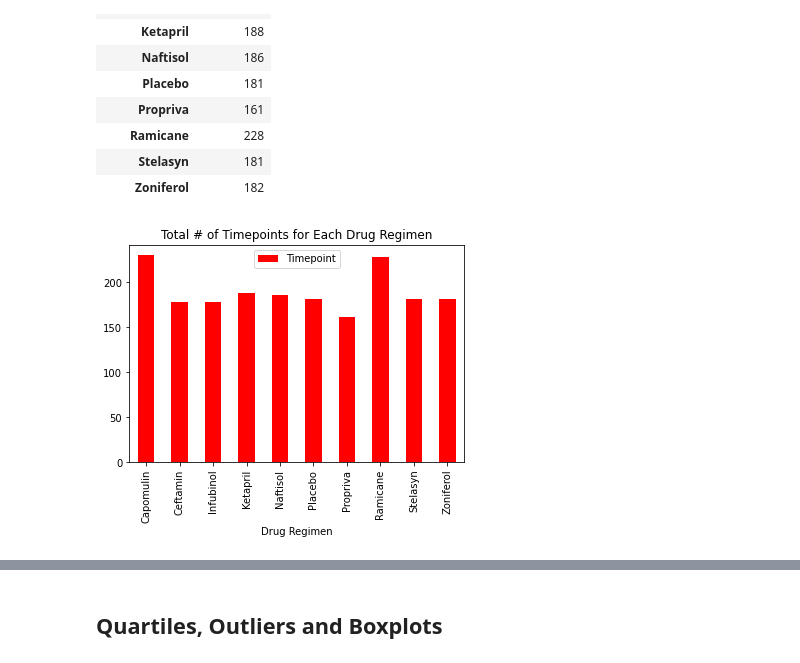
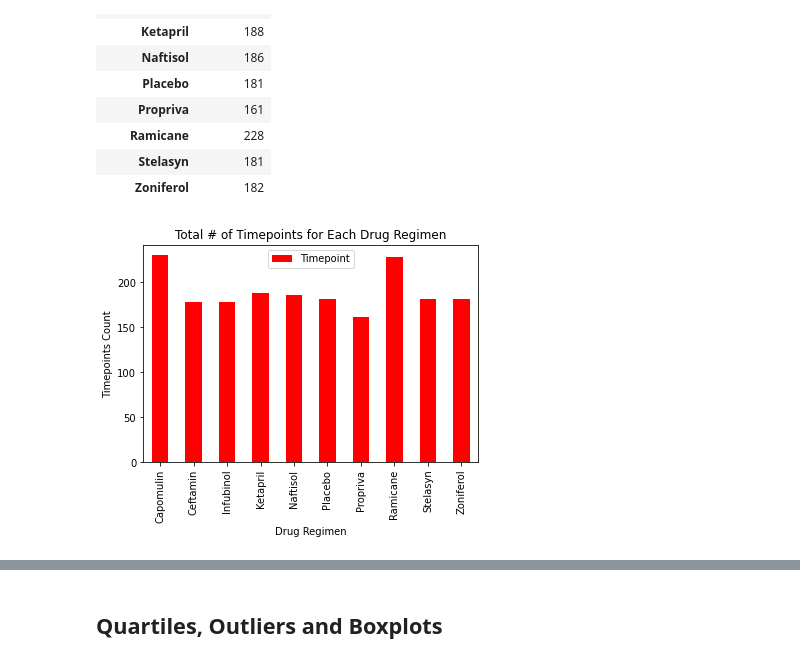
Before and after one commit to stefanyl/pymaceuticals-challenge, a Jupyter notebook: pymaceuticals_starter_hw.ipynb, the cells around one changed output, grey strips where cells are left out. Cells and saved outputs as stored; diff of their text form; code cells hidden in the pictures.

```diff
--- a/pymaceuticals_starter_hw.ipynb
+++ b/pymaceuticals_starter_hw.ipynb
@@ -217,10 +203,12 @@ drug_and_timepoint
 # %%
 # Use Pandas to plot bar graph. Add title.
 drug_and_timepoint.plot(kind="bar", facecolor="red")
 plt.title("Total # of Timepoints for Each Drug Regimen")
+plt.xlabel("Drug Regimen")
+plt.ylabel("Timepoints Count")
 plt.show()
 # %% [output]
-[figure, old version]
+[figure, new version]
 # %%
 # Generate a bar plot showing the total number of timepoints for all mice tested for each drug regimen using pyplot.
 # matplotlib.pyplot.bar()
```
Also changed, not shown: parts of 9 cells of this notebook.
